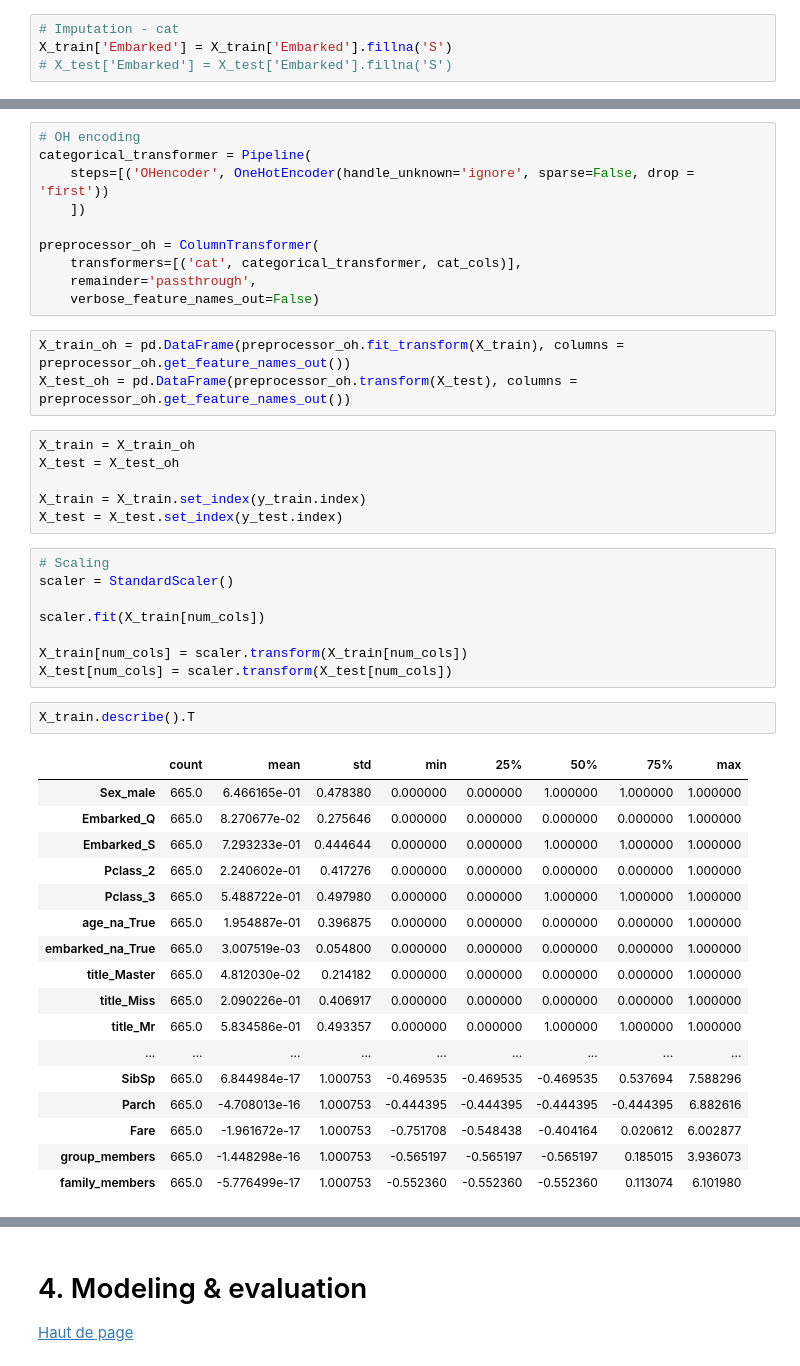
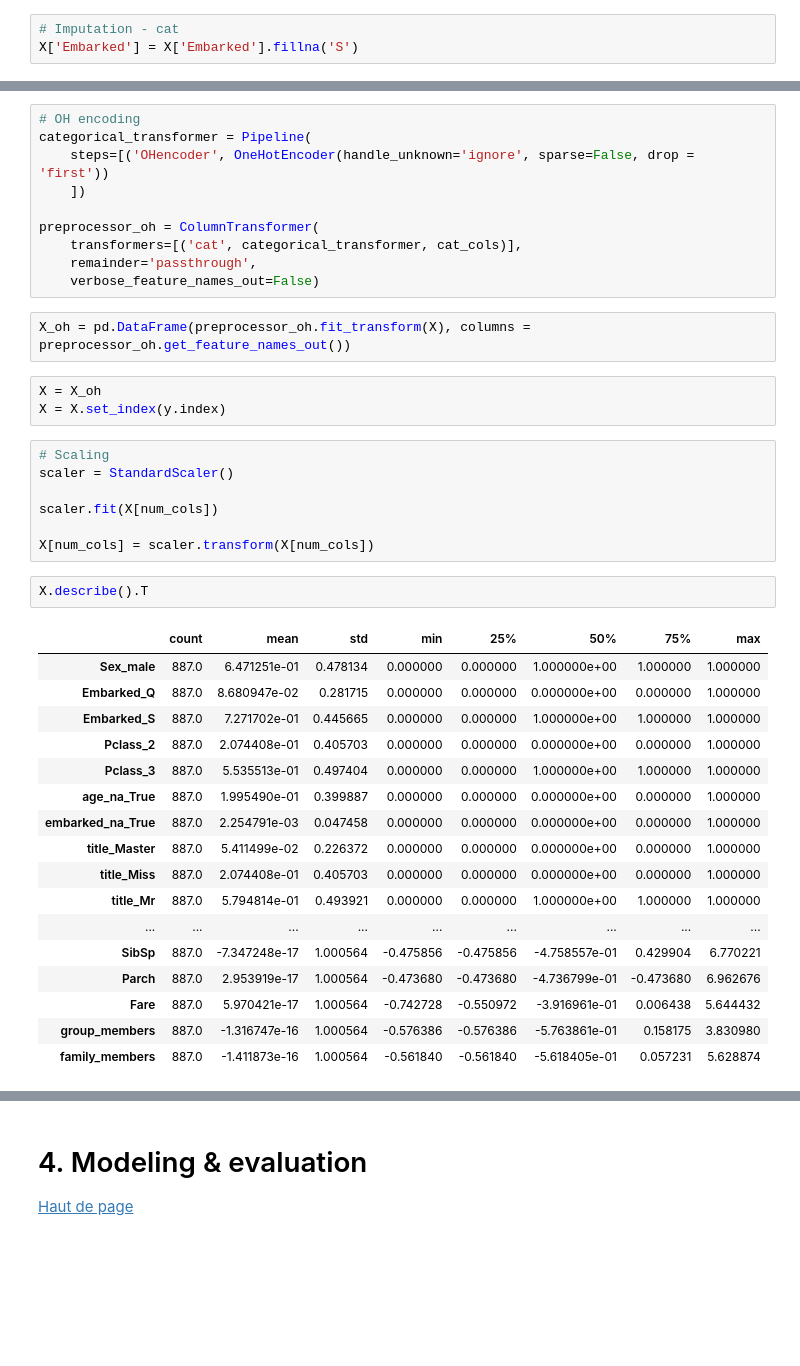
Before and after one commit to dghr7/kaggle-titanic, a Jupyter notebook: main_titanic.ipynb, the cells around one changed output, grey strips where cells are left out. Drawn from its saved outputs; the diff is of its cells as text; blank space fills up the shorter version.

Commit message:
Cleaning the pipeline, replacing train_test_split by cross_val_score

```diff
--- a/main_titanic.ipynb
+++ b/main_titanic.ipynb
@@ -313,7 +311,6 @@ Name: Embarked, dtype: int64
 # %%
 # Imputation - cat
-X_train['Embarked'] = X_train['Embarked'].fillna('S')
-# X_test['Embarked'] = X_test['Embarked'].fillna('S')
+X['Embarked'] = X['Embarked'].fillna('S')
 # %%
 # Imputation - Num
 strat_nan_num='mean'
@@ -339,41 +335,36 @@ preprocessor_oh = ColumnTransformer(
     remainder='passthrough',
     verbose_feature_names_out=False)
 # %%
-X_train_oh = pd.DataFrame(preprocessor_oh.fit_transform(X_train), columns = preprocessor_oh.get_feature_names_out())
-X_test_oh = pd.DataFrame(preprocessor_oh.transform(X_test), columns = preprocessor_oh.get_feature_names_out())
+X_oh = pd.DataFrame(preprocessor_oh.fit_transform(X), columns = preprocessor_oh.get_feature_names_out())
-# %%
-X_train = X_train_oh
-X_test = X_test_oh
-
-X_train = X_train.set_index(y_train.index)
-X_test = X_test.set_index(y_test.index)
+# %%
+X = X_oh
+X = X.set_index(y.index)
 # %%
 # Scaling
 scaler = StandardScaler()
 
-scaler.fit(X_train[num_cols])
+scaler.fit(X[num_cols])
 
-X_train[num_cols] = scaler.transform(X_train[num_cols])
-X_test[num_cols] = scaler.transform(X_test[num_cols])
+X[num_cols] = scaler.transform(X[num_cols])
 # %%
-X_train.describe().T
+X.describe().T
 # %% [output]
 |  | count | mean | std | min | 25% | 50% | 75% | max |
-| Sex_male | 665.0 | 6.466165e-01 | 0.478380 | 0.000000 | 0.000000 | 1.000000 | 1.000000 | 1.000000 |
-| Embarked_Q | 665.0 | 8.270677e-02 | 0.275646 | 0.000000 | 0.000000 | 0.000000 | 0.000000 | 1.000000 |
-| Embarked_S | 665.0 | 7.293233e-01 | 0.444644 | 0.000000 | 0.000000 | 1.000000 | 1.000000 | 1.000000 |
-| Pclass_2 | 665.0 | 2.240602e-01 | 0.417276 | 0.000000 | 0.000000 | 0.000000 | 0.000000 | 1.000000 |
-| Pclass_3 | 665.0 | 5.488722e-01 | 0.497980 | 0.000000 | 0.000000 | 1.000000 | 1.000000 | 1.000000 |
-| age_na_True | 665.0 | 1.954887e-01 | 0.396875 | 0.000000 | 0.000000 | 0.000000 | 0.000000 | 1.000000 |
-| embarked_na_True | 665.0 | 3.007519e-03 | 0.054800 | 0.000000 | 0.000000 | 0.000000 | 0.000000 | 1.000000 |
-| title_Master | 665.0 | 4.812030e-02 | 0.214182 | 0.000000 | 0.000000 | 0.000000 | 0.000000 | 1.000000 |
-| title_Miss | 665.0 | 2.090226e-01 | 0.406917 | 0.000000 | 0.000000 | 0.000000 | 0.000000 | 1.000000 |
-| title_Mr | 665.0 | 5.834586e-01 | 0.493357 | 0.000000 | 0.000000 | 1.000000 | 1.000000 | 1.000000 |
+| Sex_male | 887.0 | 6.471251e-01 | 0.478134 | 0.000000 | 0.000000 | 1.000000e+00 | 1.000000 | 1.000000 |
+| Embarked_Q | 887.0 | 8.680947e-02 | 0.281715 | 0.000000 | 0.000000 | 0.000000e+00 | 0.000000 | 1.000000 |
+| Embarked_S | 887.0 | 7.271702e-01 | 0.445665 | 0.000000 | 0.000000 | 1.000000e+00 | 1.000000 | 1.000000 |
+| Pclass_2 | 887.0 | 2.074408e-01 | 0.405703 | 0.000000 | 0.000000 | 0.000000e+00 | 0.000000 | 1.000000 |
+| Pclass_3 | 887.0 | 5.535513e-01 | 0.497404 | 0.000000 | 0.000000 | 1.000000e+00 | 1.000000 | 1.000000 |
+| age_na_True | 887.0 | 1.995490e-01 | 0.399887 | 0.000000 | 0.000000 | 0.000000e+00 | 0.000000 | 1.000000 |
+| embarked_na_True | 887.0 | 2.254791e-03 | 0.047458 | 0.000000 | 0.000000 | 0.000000e+00 | 0.000000 | 1.000000 |
+| title_Master | 887.0 | 5.411499e-02 | 0.226372 | 0.000000 | 0.000000 | 0.000000e+00 | 0.000000 | 1.000000 |
+| title_Miss | 887.0 | 2.074408e-01 | 0.405703 | 0.000000 | 0.000000 | 0.000000e+00 | 0.000000 | 1.000000 |
+| title_Mr | 887.0 | 5.794814e-01 | 0.493921 | 0.000000 | 0.000000 | 1.000000e+00 | 1.000000 | 1.000000 |
 | ... | ... | ... | ... | ... | ... | ... | ... | ... |
-| SibSp | 665.0 | 6.844984e-17 | 1.000753 | -0.469535 | -0.469535 | -0.469535 | 0.537694 | 7.588296 |
-| Parch | 665.0 | -4.708013e-16 | 1.000753 | -0.444395 | -0.444395 | -0.444395 | -0.444395 | 6.882616 |
-| Fare | 665.0 | -1.961672e-17 | 1.000753 | -0.751708 | -0.548438 | -0.404164 | 0.020612 | 6.002877 |
-| group_members | 665.0 | -1.448298e-16 | 1.000753 | -0.565197 | -0.565197 | -0.565197 | 0.185015 | 3.936073 |
-| family_members | 665.0 | -5.776499e-17 | 1.000753 | -0.552360 | -0.552360 | -0.552360 | 0.113074 | 6.101980 |
+| SibSp | 887.0 | -7.347248e-17 | 1.000564 | -0.475856 | -0.475856 | -4.758557e-01 | 0.429904 | 6.770221 |
+| Parch | 887.0 | 2.953919e-17 | 1.000564 | -0.473680 | -0.473680 | -4.736799e-01 | -0.473680 | 6.962676 |
+| Fare | 887.0 | 5.970421e-17 | 1.000564 | -0.742728 | -0.550972 | -3.916961e-01 | 0.006438 | 5.644432 |
+| group_members | 887.0 | -1.316747e-16 | 1.000564 | -0.576386 | -0.576386 | -5.763861e-01 | 0.158175 | 3.830980 |
+| family_members | 887.0 | -1.411873e-16 | 1.000564 | -0.561840 | -0.561840 | -5.618405e-01 | 0.057231 | 5.628874 |
 # %%
 # Polynomial features
```
Also changed, not shown: parts of 36 cells of this notebook, 1 other file.
